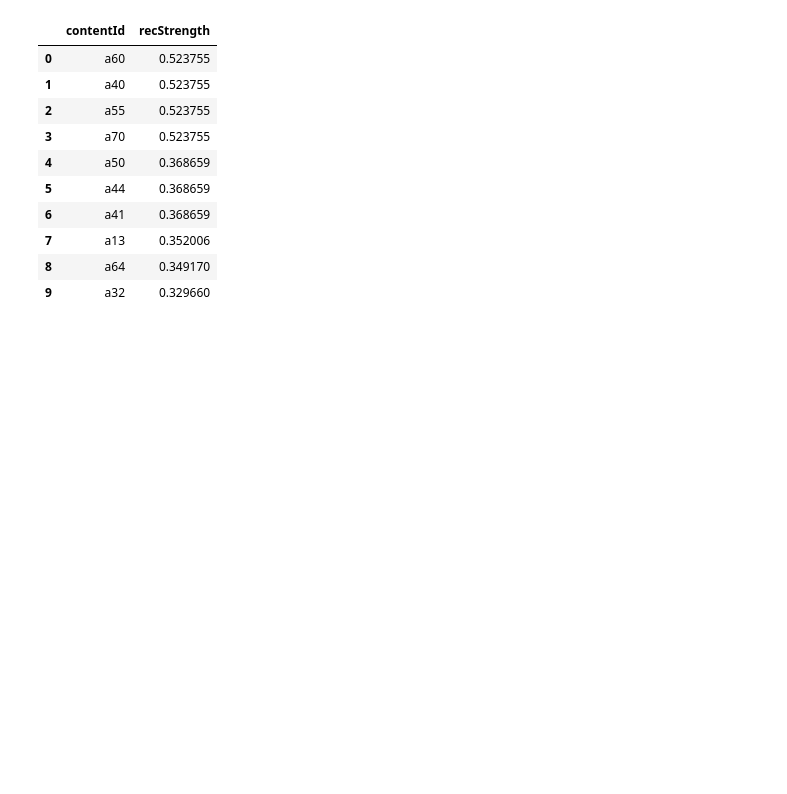
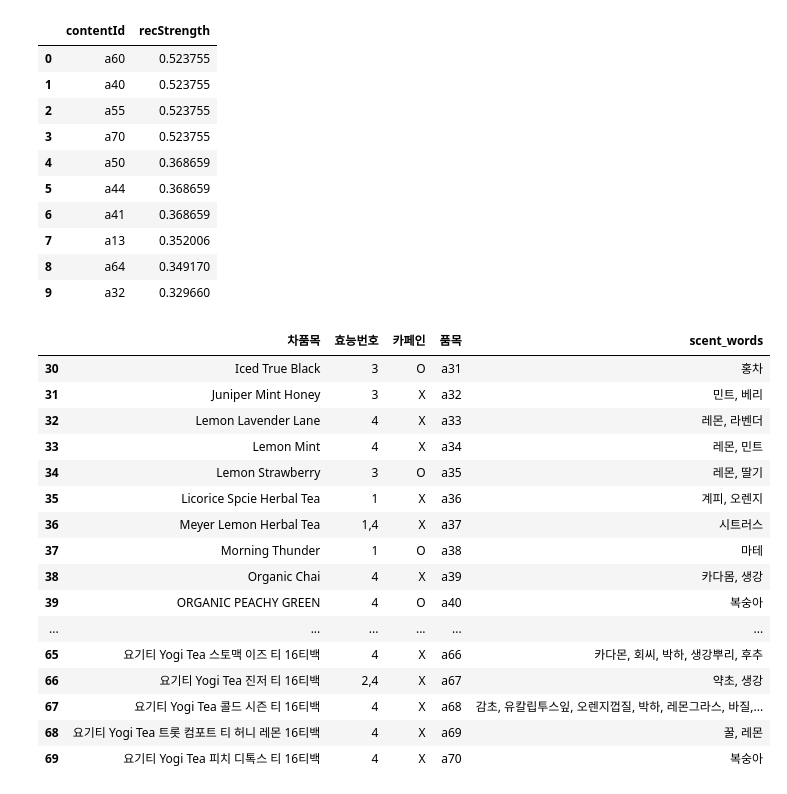
Before and after one commit to DongWooLeee/Teaable_Algorithm_Team, a Jupyter notebook: 동우/Untitled3.ipynb, the cells around one changed output. Cells and saved outputs as stored; diff of their text form; code cells hidden in the pictures; blank space fills up the shorter version.

```diff
--- a/동우/Untitled3.ipynb
+++ b/동우/Untitled3.ipynb
@@ -284,7 +252,7 @@ tea_new.head(15)
 | 13 | Clear Mind Tea | 4 | X | 1,2 | a14 | 레몬 향, 생강 향 | 레몬 향, 생강 향 |
 | 14 | Coconut Mango Oolong Tea | 1,4 | O | 1 | a15 | 견과 향, 망고 향, 코코넛 향 | 견과 향, 망고 향, 코코넛 향 |
 # %%
-tea_new['scent_new'] = tea_new.scent_new.str.replace('향,?' , '')
+tea_new['scent_new'] = tea_new.scent_new.str.replace('[향,' ']?' , '')
 tea_new
 # %% [output]
 |  | 차품목 | 효능번호 | 카페인 | 향기준 | 품목 | 맛,향 | scent_new |
@@ -537,3 +516,23 @@ content_based_model.recommend_items(8240000000000000000 , topn=10, verbose=False
 | 7 | a13 | 0.352006 |
 | 8 | a64 | 0.349170 |
 | 9 | a32 | 0.329660 |
+# %%
+tea_new.tail(40)
+# %% [output]
+|  | 차품목 | 효능번호 | 카페인 | 품목 | scent_words |
+| 30 | Iced True Black | 3 | O | a31 | 홍차 |
+| 31 | Juniper Mint Honey | 3 | X | a32 | 민트, 베리 |
+| 32 | Lemon Lavender Lane | 4 | X | a33 | 레몬, 라벤더 |
+| 33 | Lemon Mint | 4 | X | a34 | 레몬, 민트 |
+| 34 | Lemon Strawberry | 3 | O | a35 | 레몬, 딸기 |
+| 35 | Licorice Spcie Herbal Tea | 1 | X | a36 | 계피, 오렌지 |
+| 36 | Meyer Lemon Herbal Tea | 1,4 | X | a37 | 시트러스 |
+| 37 | Morning Thunder | 1 | O | a38 | 마테 |
+| 38 | Organic Chai | 4 | X | a39 | 카다몸, 생강 |
+| 39 | ORGANIC PEACHY GREEN | 4 | O | a40 | 복숭아 |
+| ... | ... | ... | ... | ... | ... |
+| 65 | 요기티 Yogi Tea 스토맥 이즈 티 16티백 | 4 | X | a66 | 카다몬, 회씨, 박하, 생강뿌리, 후추 |
+| 66 | 요기티 Yogi Tea 진저 티 16티백 | 2,4 | X | a67 | 약초, 생강 |
+| 67 | 요기티 Yogi Tea 콜드 시즌 티 16티백 | 4 | X | a68 | 감초, 유칼립투스잎, 오렌지껍질, 박하, 레몬그라스, 바질,... |
+| 68 | 요기티 Yogi Tea 트롯 컴포트 티 허니 레몬 16티백 | 4 | X | a69 | 꿀, 레몬 |
+| 69 | 요기티 Yogi Tea 피치 디톡스 티 16티백 | 4 | X | a70 | 복숭아 |
```
Also changed, not shown: parts of 8 cells of this notebook.
